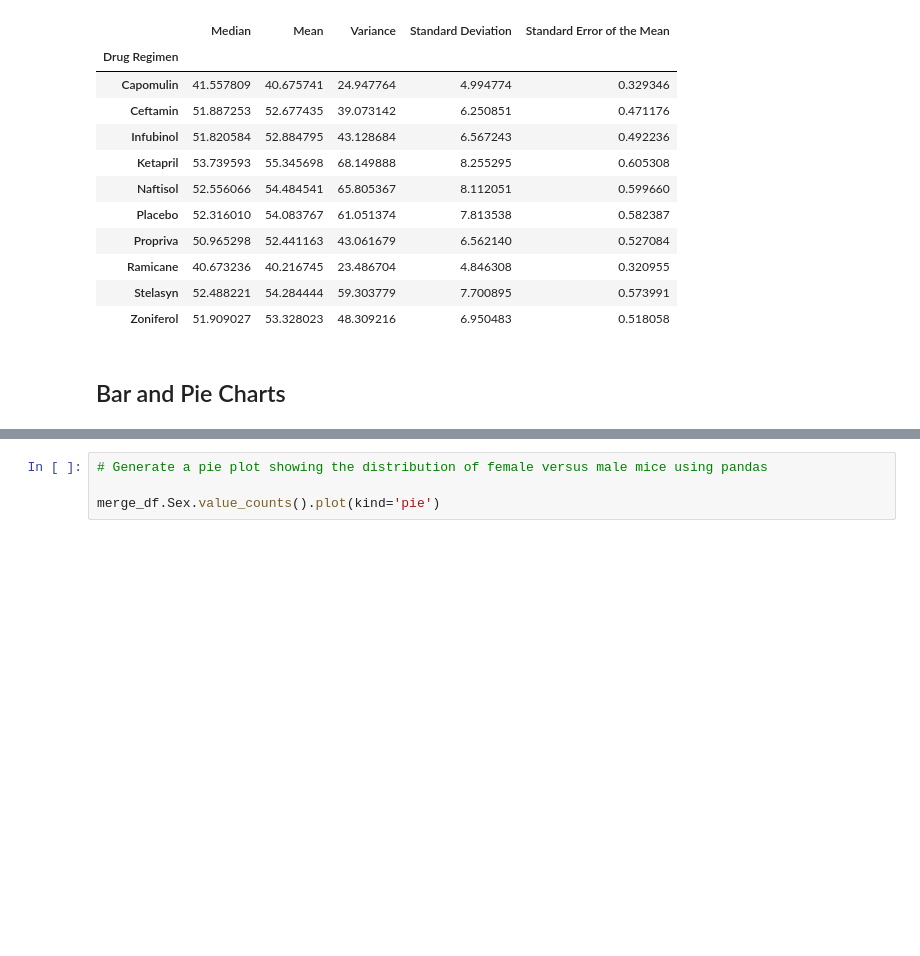
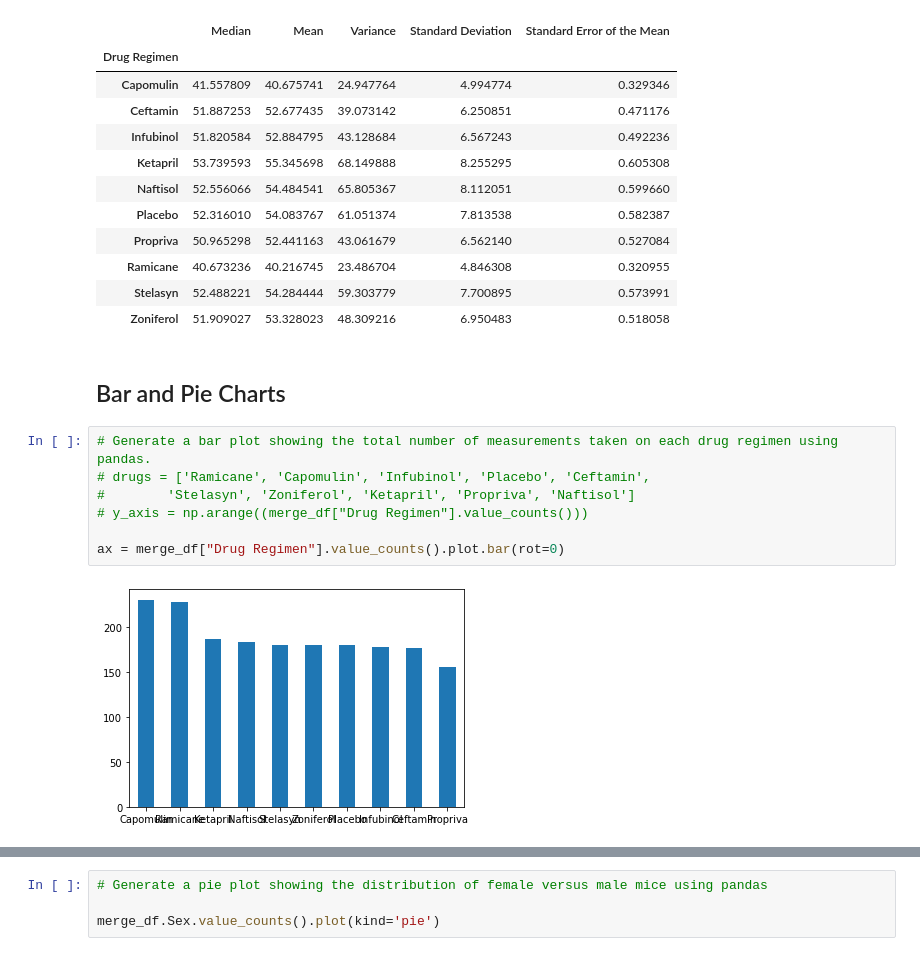
Before and after one commit to laurelwilliamson/matplotlib, a Jupyter notebook: Pymaceuticals/pymaceuticals_starter.ipynb, the cells around one changed output, grey strips where cells are left out. Drawn from its saved outputs; the diff is of its cells as text; blank space fills up the shorter version.

Commit message:
fixed bar graph

```diff
--- a/Pymaceuticals/pymaceuticals_starter.ipynb
+++ b/Pymaceuticals/pymaceuticals_starter.ipynb
@@ -138,4 +138,13 @@ agg_reg
 | Zoniferol | 51.909027 | 53.328023 | 48.309216 | 6.950483 | 0.518058 |
 # %% [markdown]
 ## Bar and Pie Charts
+# %%
+# Generate a bar plot showing the total number of measurements taken on each drug regimen using pandas.
+# drugs = ['Ramicane', 'Capomulin', 'Infubinol', 'Placebo', 'Ceftamin',
+#        'Stelasyn', 'Zoniferol', 'Ketapril', 'Propriva', 'Naftisol']
+# y_axis = np.arange((merge_df["Drug Regimen"].value_counts()))
+
+ax = merge_df["Drug Regimen"].value_counts().plot.bar(rot=0)
+# %% [output]
+[figure, added]
 # %%
```
Also changed, not shown: parts of 3 cells of this notebook.
